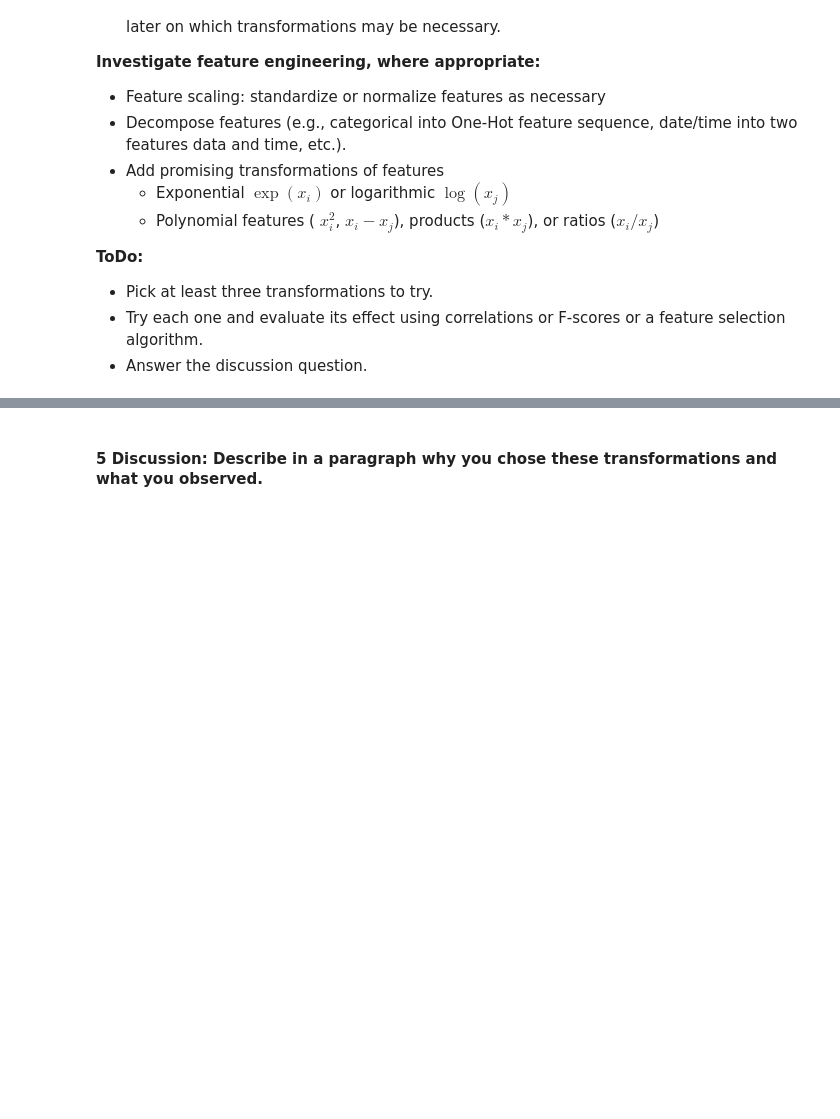
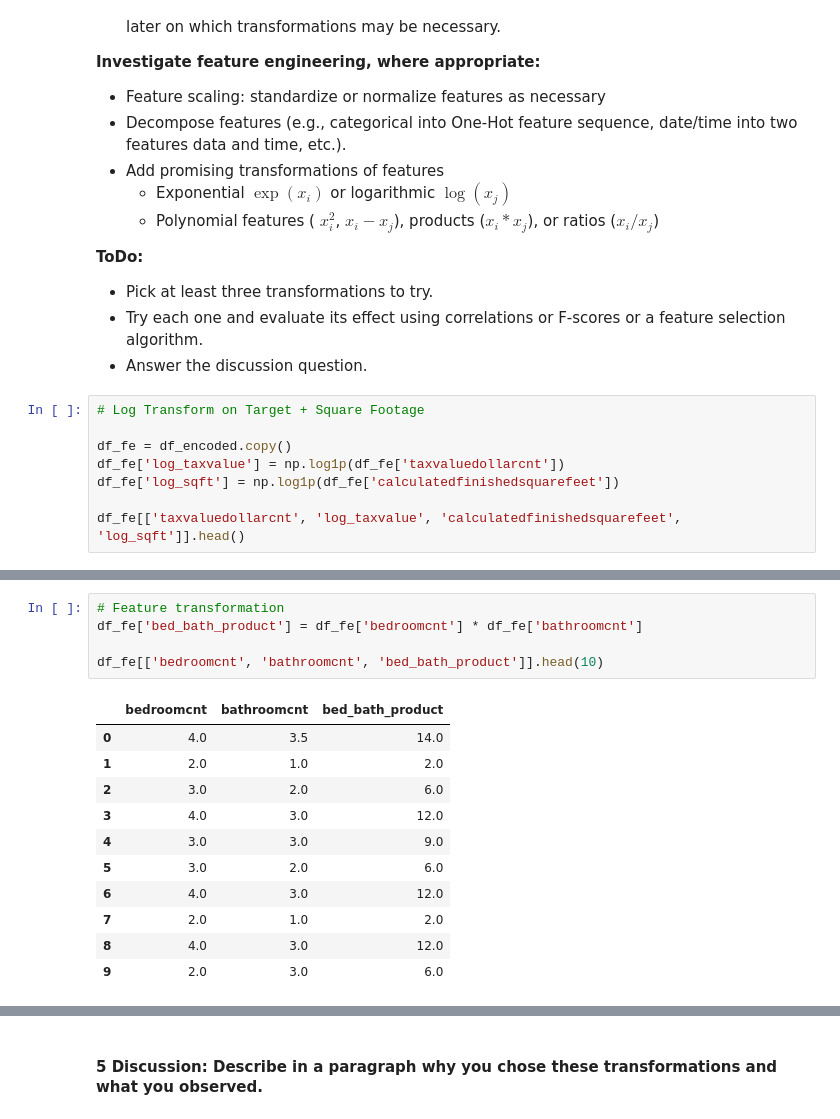
Before and after one commit to kkatoa/ML1, a Jupyter notebook: Milestone_01.ipynb, the cells around one changed output, grey strips where cells are left out. Drawn from its saved outputs; the diff is of its cells as text; blank space fills up the shorter version.

```diff
--- a/Milestone_01.ipynb
+++ b/Milestone_01.ipynb
@@ -678,3 +696,11 @@ to choose later on which transformations may be necessary.
 - Pick at least three transformations to try.
 - Try each one and evaluate its effect using correlations or F-scores or a feature selection algorithm.
 - Answer the discussion question.
+# %%
+# Log Transform on Target + Square Footage
+
+df_fe = df_encoded.copy()
+df_fe['log_taxvalue'] = np.log1p(df_fe['taxvaluedollarcnt'])
+df_fe['log_sqft'] = np.log1p(df_fe['calculatedfinishedsquarefeet'])
+
+df_fe[['taxvaluedollarcnt', 'log_taxvalue', 'calculatedfinishedsquarefeet', 'log_sqft']].head()
@@ -680,0 +714,17 @@ to choose later on which transformations may be necessary.
+# %%
+# Feature transformation
+df_fe['bed_bath_product'] = df_fe['bedroomcnt'] * df_fe['bathroomcnt']
+
+df_fe[['bedroomcnt', 'bathroomcnt', 'bed_bath_product']].head(10)
+# %% [output]
+|  | bedroomcnt | bathroomcnt | bed_bath_product |
+| 0 | 4.0 | 3.5 | 14.0 |
+| 1 | 2.0 | 1.0 | 2.0 |
+| 2 | 3.0 | 2.0 | 6.0 |
+| 3 | 4.0 | 3.0 | 12.0 |
+| 4 | 3.0 | 3.0 | 9.0 |
+| 5 | 3.0 | 2.0 | 6.0 |
+| 6 | 4.0 | 3.0 | 12.0 |
+| 7 | 2.0 | 1.0 | 2.0 |
+| 8 | 4.0 | 3.0 | 12.0 |
+| 9 | 2.0 | 3.0 | 6.0 |
```
Also changed, not shown: parts of 5 cells of this notebook.
